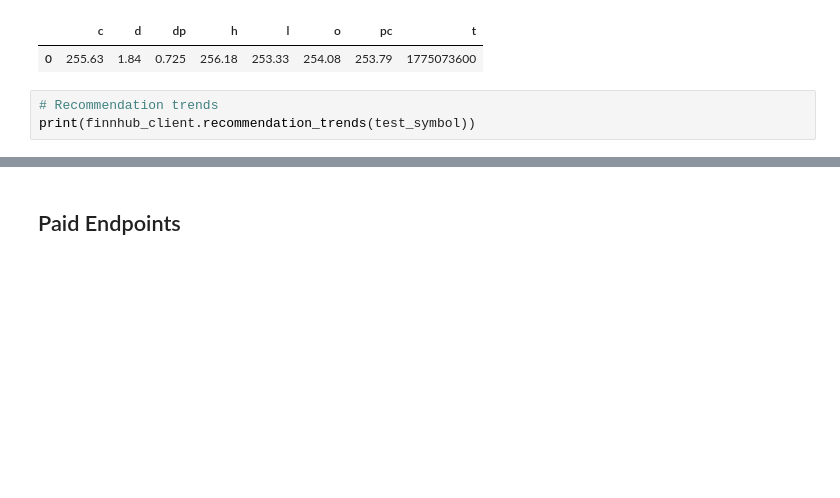
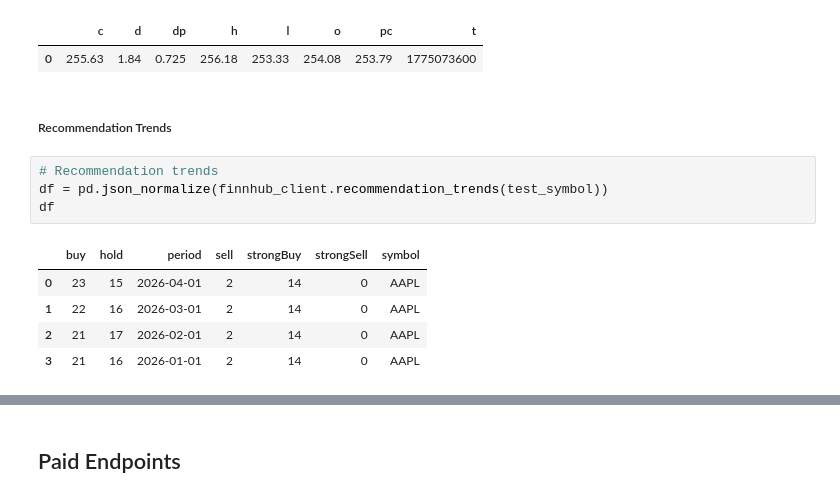
Before and after one commit to dsavas07/Stock-Keeper, a Jupyter notebook: Finnhub_API_Test.ipynb, the cells around one changed output, grey strips where cells are left out. Saved outputs shown, nothing was run; the diff lists cells and outputs as text; blank space fills up the shorter version.

```diff
--- a/Finnhub_API_Test.ipynb
+++ b/Finnhub_API_Test.ipynb
@@ -495,6 +495,15 @@ df
 # %% [output]
 |  | c | d | dp | h | l | o | pc | t |
 | 0 | 255.63 | 1.84 | 0.725 | 256.18 | 253.33 | 254.08 | 253.79 | 1775073600 |
+# %% [markdown]
+##### Recommendation Trends
 # %%
 # Recommendation trends
-print(finnhub_client.recommendation_trends(test_symbol))
+df = pd.json_normalize(finnhub_client.recommendation_trends(test_symbol))
+df
+# %% [output]
+|  | buy | hold | period | sell | strongBuy | strongSell | symbol |
+| 0 | 23 | 15 | 2026-04-01 | 2 | 14 | 0 | AAPL |
+| 1 | 22 | 16 | 2026-03-01 | 2 | 14 | 0 | AAPL |
+| 2 | 21 | 17 | 2026-02-01 | 2 | 14 | 0 | AAPL |
+| 3 | 21 | 16 | 2026-01-01 | 2 | 14 | 0 | AAPL |
```
Also changed, not shown: parts of 22 cells of this notebook.
